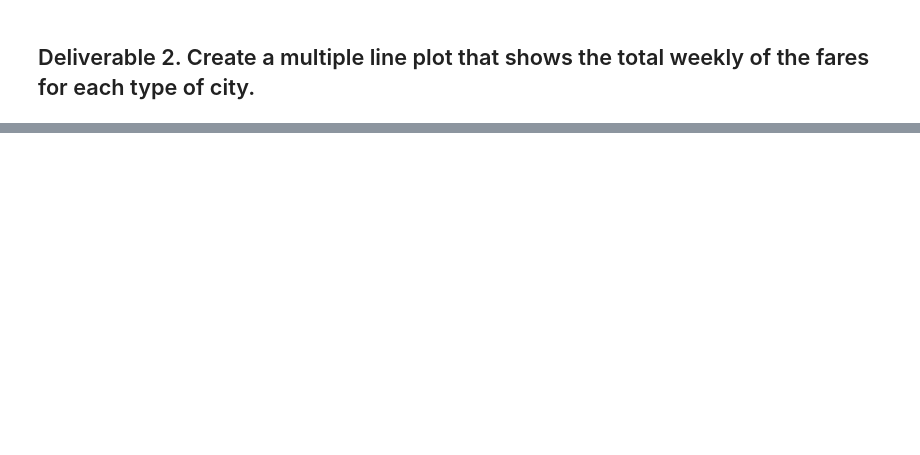
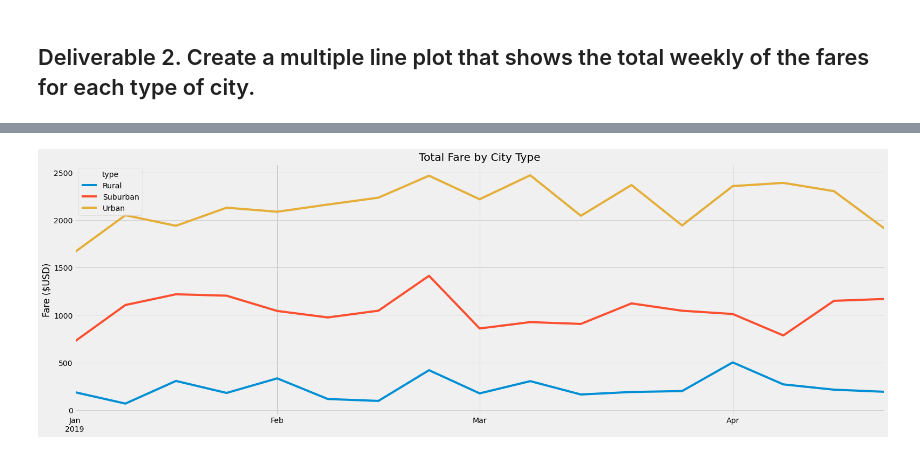
Before and after one commit to Owen-Wang1234/PyBer_Analysis, a Jupyter notebook: PyBer_Challenge.ipynb, the cells around one changed output, grey strips where cells are left out. Saved outputs shown, nothing was run; the diff lists cells and outputs as text; code cells hidden in the pictures; blank space fills up the shorter version.

```diff
--- a/PyBer_Challenge.ipynb
+++ b/PyBer_Challenge.ipynb
@@ -133,3 +176,5 @@ pyber_summary_df
 # %%
 # 4. Create a pivot table with the 'date' as the index, the columns ='type', and values='fare'
 # to get the total fares for each type of city by the date.
+fares_pivot = fares_type_time.pivot(index = "date", columns = "type", values = "fare")
+fares_pivot
@@ -136,2 +196,4 @@ pyber_summary_df
 # %%
 # 5. Create a new DataFrame from the pivot table DataFrame using loc on the given dates, '2019-01-01':'2019-04-29'.
+fares_2019_df = fares_pivot.loc["2019-01-01" : "2019-04-28"]
+fares_2019_df
@@ -138,5 +215,5 @@ pyber_summary_df
 # %%
 # 6. Set the "date" index to datetime datatype. This is necessary to use the resample() method in Step 8.
-# df.index = pd.to_datetime(df.index)
+fares_2019_df.index = pd.to_datetime(fares_2019_df.index)
 # %%
 # 7. Check that the datatype for the index is datetime using df.info()
@@ -143,2 +232,4 @@ pyber_summary_df
 # %%
 # 8. Create a new DataFrame using the "resample()" function by week 'W' and get the sum of the fares for each week.
+weekly_fares_2019_df = fares_2019_df.resample("W").sum()
+weekly_fares_2019_df
@@ -145,7 +256,24 @@ pyber_summary_df
 # %%
 # 8. Using the object-oriented interface method, plot the resample DataFrame using the df.plot() function.
 
 # Import the style from Matplotlib.
 from matplotlib import style
 # Use the graph style fivethirtyeight.
 style.use('fivethirtyeight')
+
+# Set up the line chart.
+fares_2019 = weekly_fares_2019_df.plot(figsize = (24, 8))
+
+# Add the title.
+plt.title("Total Fare by City Type")
+
+# Set the axis labels.
+plt.xlabel("")
+plt.ylabel("Fare ($USD)")
+
+# Save an image of the chart and print it to the screen.
+chart_to_save = os.path.join("analysis", "PyBer_fare_summary.png")
+plt.savefig(chart_to_save)
+plt.show()
+# %% [output]
+[figure, added]
```
Also changed, not shown: parts of 9 cells of this notebook, 2 other files.
